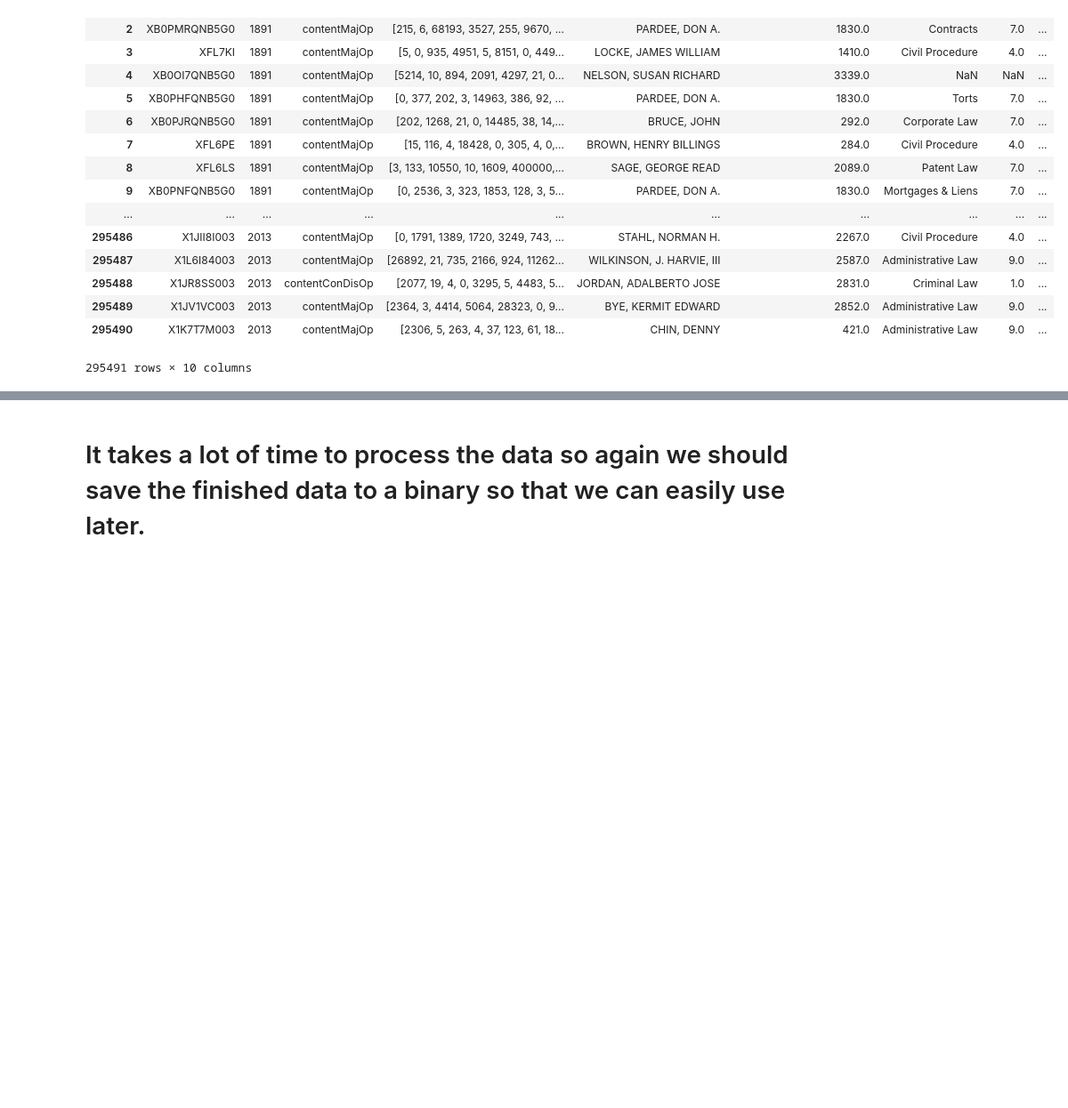
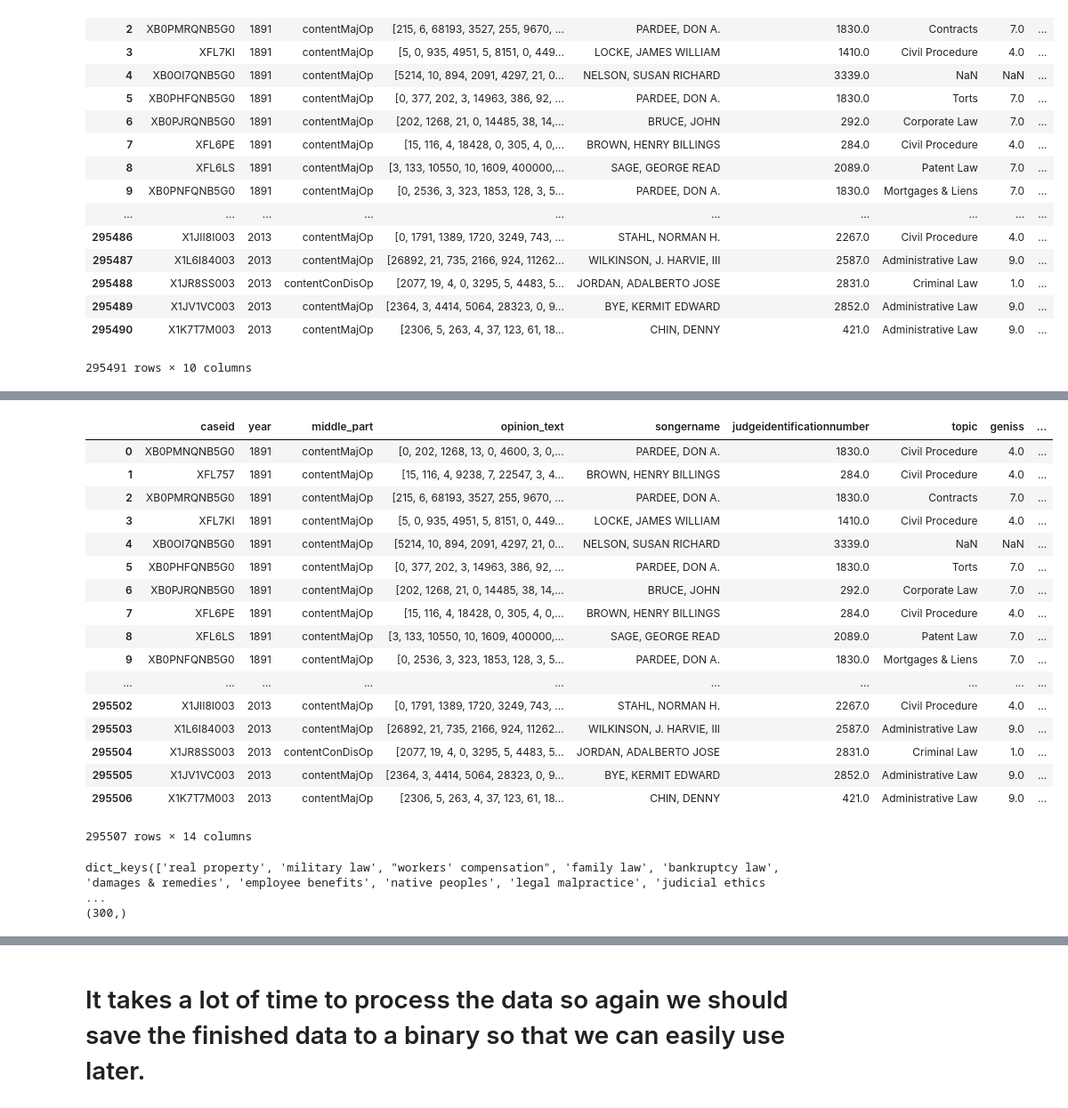
Before and after one commit to watchernyu/judge_embedding, a Jupyter notebook: opinion_preprocessing.ipynb, the cells around one changed output, grey strips where cells are left out. Shown: that part at 89% size. Drawn from its saved outputs; the diff is of its cells as text; code cells hidden in the pictures; blank space fills up the shorter version.

```diff
--- a/judge_embedding_prototype.ipynb
+++ b/opinion_preprocessing.ipynb
@@ -423,0 +426,2 @@ merged_sentence_data_df
+# %%
+judge_decision_df = pd.read_csv("/data/Dropbox/judge_embedding_data_sp18/judge_decision.csv")
@@ -423,0 +449,23 @@ merged_sentence_data_df
+# %%
+alldata_2 = pd.merge(merged_sentence_data_df, judge_decision_df,on=["caseid","songername"])
+# %%
+alldata_2
+# %% [output]
+|  | caseid | year | middle_part | opinion_text | songername | judgeidentificationnumber | topic | geniss | ... |
+| 0 | XB0PMNQNB5G0 | 1891 | contentMajOp | [0, 202, 1268, 13, 0, 4600, 3, 0,... | PARDEE, DON A. | 1830.0 | Civil Procedure | 4.0 | ... |
+| 1 | XFL757 | 1891 | contentMajOp | [15, 116, 4, 9238, 7, 22547, 3, 4... | BROWN, HENRY BILLINGS | 284.0 | Civil Procedure | 4.0 | ... |
+| 2 | XB0PMRQNB5G0 | 1891 | contentMajOp | [215, 6, 68193, 3527, 255, 9670, ... | PARDEE, DON A. | 1830.0 | Contracts | 7.0 | ... |
+| 3 | XFL7KI | 1891 | contentMajOp | [5, 0, 935, 4951, 5, 8151, 0, 449... | LOCKE, JAMES WILLIAM | 1410.0 | Civil Procedure | 4.0 | ... |
+| 4 | XB0OI7QNB5G0 | 1891 | contentMajOp | [5214, 10, 894, 2091, 4297, 21, 0... | NELSON, SUSAN RICHARD | 3339.0 | NaN | NaN | ... |
+| 5 | XB0PHFQNB5G0 | 1891 | contentMajOp | [0, 377, 202, 3, 14963, 386, 92, ... | PARDEE, DON A. | 1830.0 | Torts | 7.0 | ... |
+| 6 | XB0PJRQNB5G0 | 1891 | contentMajOp | [202, 1268, 21, 0, 14485, 38, 14,... | BRUCE, JOHN | 292.0 | Corporate Law | 7.0 | ... |
+| 7 | XFL6PE | 1891 | contentMajOp | [15, 116, 4, 18428, 0, 305, 4, 0,... | BROWN, HENRY BILLINGS | 284.0 | Civil Procedure | 4.0 | ... |
+| 8 | XFL6LS | 1891 | contentMajOp | [3, 133, 10550, 10, 1609, 400000,... | SAGE, GEORGE READ | 2089.0 | Patent Law | 7.0 | ... |
+| 9 | XB0PNFQNB5G0 | 1891 | contentMajOp | [0, 2536, 3, 323, 1853, 128, 3, 5... | PARDEE, DON A. | 1830.0 | Mortgages & Liens | 7.0 | ... |
+| ... | ... | ... | ... | ... | ... | ... | ... | ... | ... |
+| 295502 | X1JII8I003 | 2013 | contentMajOp | [0, 1791, 1389, 1720, 3249, 743, ... | STAHL, NORMAN H. | 2267.0 | Civil Procedure | 4.0 | ... |
+| 295503 | X1L6I84003 | 2013 | contentMajOp | [26892, 21, 735, 2166, 924, 11262... | WILKINSON, J. HARVIE, III | 2587.0 | Administrative Law | 9.0 | ... |
+| 295504 | X1JR8SS003 | 2013 | contentConDisOp | [2077, 19, 4, 0, 3295, 5, 4483, 5... | JORDAN, ADALBERTO JOSE | 2831.0 | Criminal Law | 1.0 | ... |
+| 295505 | X1JV1VC003 | 2013 | contentMajOp | [2364, 3, 4414, 5064, 28323, 0, 9... | BYE, KERMIT EDWARD | 2852.0 | Administrative Law | 9.0 | ... |
+| 295506 | X1K7T7M003 | 2013 | contentMajOp | [2306, 5, 263, 4, 37, 123, 61, 18... | CHIN, DENNY | 421.0 | Administrative Law | 9.0 | ... |
+295507 rows × 14 columns
@@ -423,0 +478,6 @@ merged_sentence_data_df
+# %%
+print(topic_data_glove_dict.keys())
+print(topic_data_glove_dict['technology law'].shape)
+# %% [output]
+dict_keys(['real property', 'military law', "workers' compensation", 'family law', 'bankruptcy law', 'damages & remedies', 'employee benefits', 'native peoples', 'legal malpractice', 'judicial ethics  ...
+(300,)
```
Also changed, not shown: parts of 20 cells of this notebook, 2 other files.
